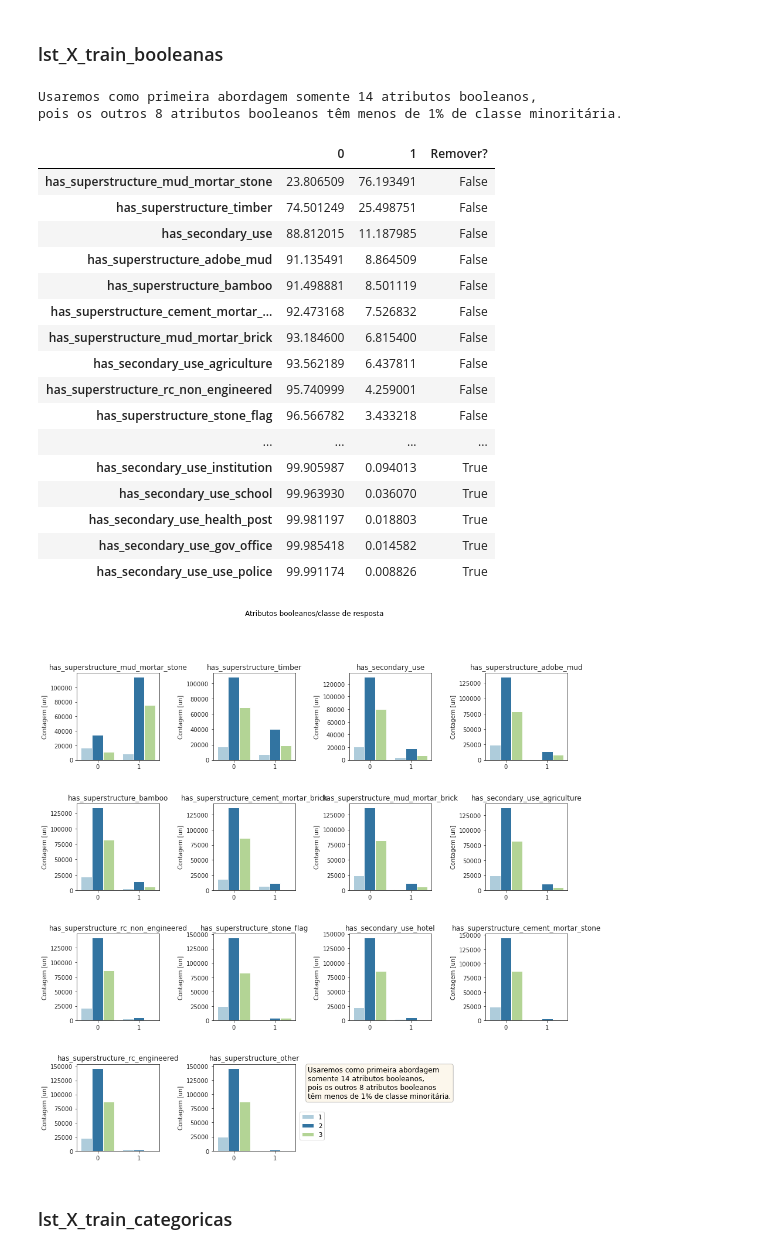
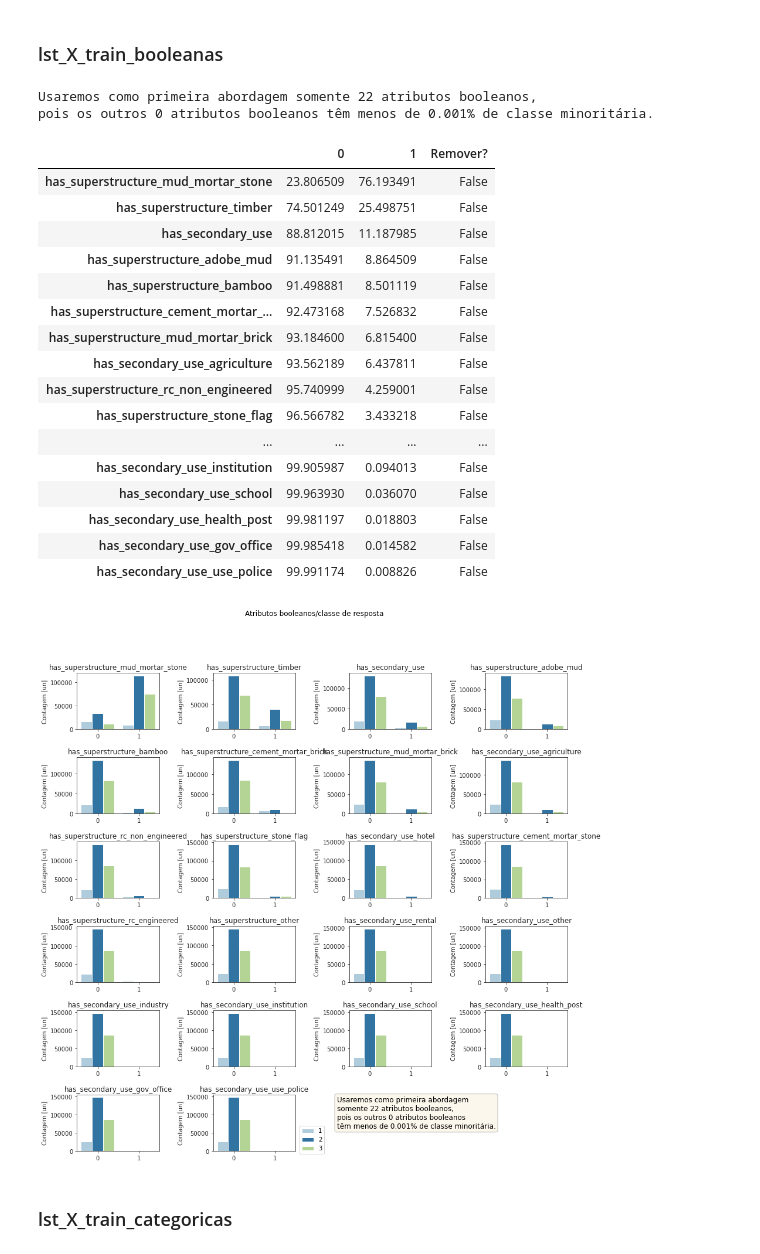
Before and after one commit to Carne-de-Pescoco/Modeling-Earthquake, a Jupyter notebook: notebooks/1_business_understanding_suto.ipynb, the cells around one changed output. Drawn from its saved outputs; the diff is of its cells as text; code cells hidden in the pictures.

```diff
--- a/notebooks/1_business_understanding_suto.ipynb
+++ b/notebooks/1_business_understanding_suto.ipynb
@@ -181,6 +185,8 @@ Para os gráficos, dividiremos os atributos de X_train da seguinte forma:
 # %% [markdown]
 ### lst_X_train_booleanas
 # %%
+remover_proporcao = .001
+
 df_atributos_booleanos = pd.concat([X_train[lst_X_train_booleanas], y_train], axis=1)
 
 lst_booleanos = []
@@ -188,17 +194,17 @@ for i, feature in enumerate(df_atributos_booleanos.drop("damage_grade", axis=1).
     lst_booleanos.append(100*df_atributos_booleanos[feature].value_counts()/(df_atributos_booleanos[feature].value_counts().sum()))
 
 lst_booleanos = pd.DataFrame(lst_booleanos)
-lst_booleanos["Remover?"] = np.where((lst_booleanos[0]<1) | (lst_booleanos[1]<1), True, False)
+lst_booleanos["Remover?"] = np.where((lst_booleanos[0]<remover_proporcao) | (lst_booleanos[1]<remover_proporcao), True, False)
 lst_booleanos.sort_values(by=["Remover?", 0], inplace=True)
 
 lst_X_train_booleanas = list(lst_booleanos[lst_booleanos["Remover?"]==False].index)
 print(f"""Usaremos como primeira abordagem somente {len(lst_X_train_booleanas)} atributos booleanos,
-pois os outros {len(lst_booleanos)-len(lst_X_train_booleanas)} atributos booleanos têm menos de 1% de classe minoritária.""")
+pois os outros {len(lst_booleanos)-len(lst_X_train_booleanas)} atributos booleanos têm menos de {remover_proporcao}% de classe minoritária.""")
 
 lst_booleanos
 # %% [output]
-Usaremos como primeira abordagem somente 14 atributos booleanos,
-pois os outros 8 atributos booleanos têm menos de 1% de classe minoritária.
+Usaremos como primeira abordagem somente 22 atributos booleanos,
+pois os outros 0 atributos booleanos têm menos de 0.001% de classe minoritária.
 |  | 0 | 1 | Remover? |
 | has_superstructure_mud_mortar_stone | 23.806509 | 76.193491 | False |
 | has_superstructure_timber | 74.501249 | 25.498751 | False |
@@ -211,48 +217,48 @@ pois os outros 8 atributos booleanos têm menos de 1% de classe minoritária.
 | has_superstructure_rc_non_engineered | 95.740999 | 4.259001 | False |
 | has_superstructure_stone_flag | 96.566782 | 3.433218 | False |
 | ... | ... | ... | ... |
-| has_secondary_use_institution | 99.905987 | 0.094013 | True |
-| has_secondary_use_school | 99.963930 | 0.036070 | True |
-| has_secondary_use_health_post | 99.981197 | 0.018803 | True |
-| has_secondary_use_gov_office | 99.985418 | 0.014582 | True |
-| has_secondary_use_use_police | 99.991174 | 0.008826 | True |
+| has_secondary_use_institution | 99.905987 | 0.094013 | False |
+| has_secondary_use_school | 99.963930 | 0.036070 | False |
+| has_secondary_use_health_post | 99.981197 | 0.018803 | False |
+| has_secondary_use_gov_office | 99.985418 | 0.014582 | False |
+| has_secondary_use_use_police | 99.991174 | 0.008826 | False |
 # %%
 f = plt.figure(figsize=(15, 15))
 f.suptitle('Atributos booleanos/classe de resposta')
 sns.set_palette("Paired")
 # w = h = 1
 # widths = [w,w,w,w]
 # heights = [h,h,h,h]
-gs = f.add_gridspec(nrows=4, ncols=4, wspace=.65, hspace=.5
+gs = f.add_gridspec(nrows=6, ncols=4, wspace=.65, hspace=.5
 #                     width_ratios=widths, height_ratios=heights
                    );
 
 row = col = 0
 for i, feature in enumerate(lst_X_train_booleanas):
     with sns.axes_style("ticks"):
         ax = f.add_subplot(gs[row, col])
         ax = sns.countplot(x=feature, hue="damage_grade", data=df_atributos_booleanos)
         ax.set(title=feature, xlabel="", ylabel="Contagem [un]")
         ax.get_legend().set_visible(False)
         if (i+1)%4!=0:
             col += 1
         else:
             col = 0
             row+=1
 
 plt.legend(bbox_to_anchor=(1.35, 0.45),borderaxespad=0)
 
 textstr = f"""Usaremos como primeira abordagem
 somente {len(lst_X_train_booleanas)} atributos booleanos,
 pois os outros {len(lst_booleanos)-len(lst_X_train_booleanas)} atributos booleanos
-têm menos de 1% de classe minoritária."""
+têm menos de {remover_proporcao}% de classe minoritária."""
 
 props = dict(boxstyle='round', facecolor='wheat', alpha=0.25)
 
-ax.text(1.15, 0.975, textstr, transform=ax.transAxes, fontsize=12,
+ax.text(1.5, 0.975, textstr, transform=ax.transAxes, fontsize=12,
         verticalalignment='top', bbox=props);
 # %% [output]
-[figure, old version]
+[figure, new version]
 # %% [markdown]
 ### lst_X_train_categoricas
 # %%
```
Also changed, not shown: parts of 14 cells of this notebook, 9 other files.
